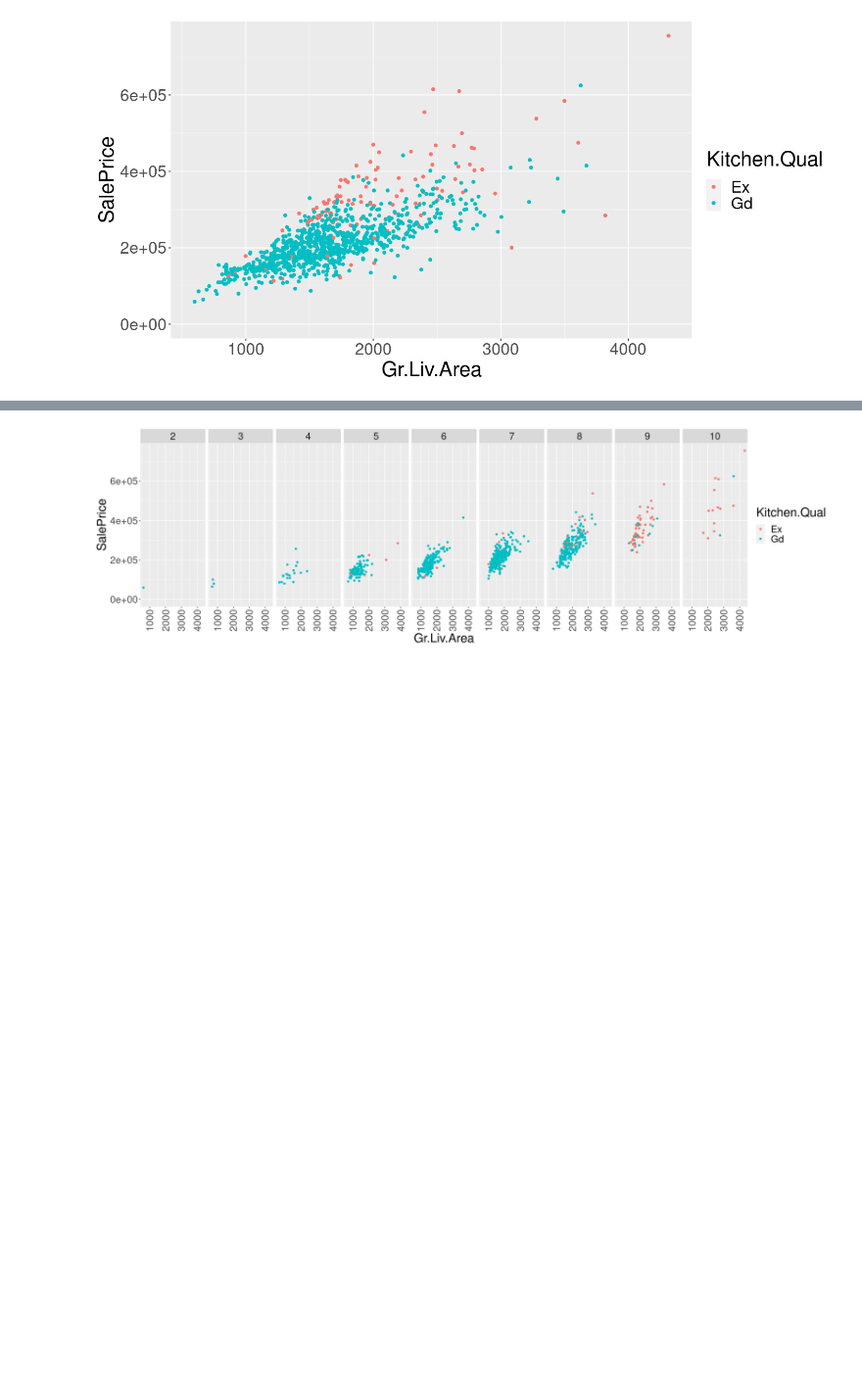
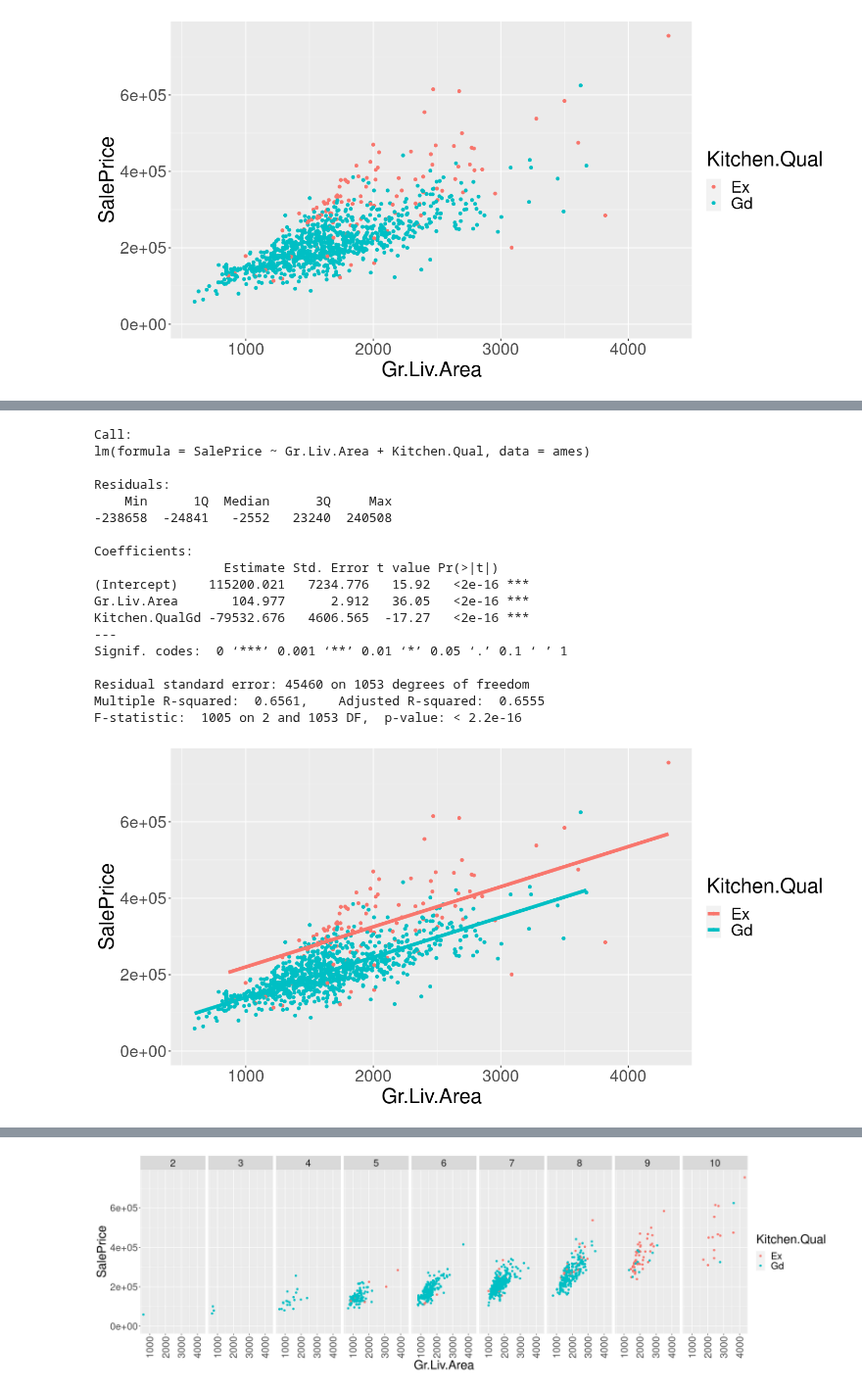
Before and after one commit to berkeley-stat151a/fall-2024, a Jupyter notebook: lectures/Lecture2.out.ipynb, the cells around one changed output, grey strips where cells are left out. Shown at 98% size. Saved outputs shown, nothing was run; the diff lists cells and outputs as text; code cells hidden in the pictures; blank space fills up the shorter version.

```diff
--- a/lectures/Lecture2.out.ipynb
+++ b/lectures/Lecture2.out.ipynb
@@ -247,0 +287,30 @@ overall quality and living area simultaneously.
+# %%
+reg_la <- lm(SalePrice ~ Gr.Liv.Area + Kitchen.Qual, ames)
+print(summary(reg_la))
+
+ames %>%
+    mutate(PredPrice=predict(reg_la, ames)) %>%
+  ggplot() +
+      geom_point(aes(x=Gr.Liv.Area, y=SalePrice, color=Kitchen.Qual)) +
+      geom_line(aes(x=Gr.Liv.Area, y=PredPrice, color=Kitchen.Qual, group=Kitchen.Qual), lwd=2) +
+      expand_limits(y=0)
+# %% [output]
+Call:
+lm(formula = SalePrice ~ Gr.Liv.Area + Kitchen.Qual, data = ames)
+
+Residuals:
+    Min      1Q  Median      3Q     Max
+-238658  -24841   -2552   23240  240508
+
+Coefficients:
+                 Estimate Std. Error t value Pr(>|t|)
+(Intercept)    115200.021   7234.776   15.92   <2e-16 ***
+Gr.Liv.Area       104.977      2.912   36.05   <2e-16 ***
+Kitchen.QualGd -79532.676   4606.565  -17.27   <2e-16 ***
+---
+Signif. codes:  0 ‘***’ 0.001 ‘**’ 0.01 ‘*’ 0.05 ‘.’ 0.1 ‘ ’ 1
+
+Residual standard error: 45460 on 1053 degrees of freedom
+Multiple R-squared:  0.6561,    Adjusted R-squared:  0.6555
+F-statistic:  1005 on 2 and 1053 DF,  p-value: < 2.2e-16
+[figure, added]
```
Also changed, not shown: parts of 39 cells of this notebook, 17 other files.
